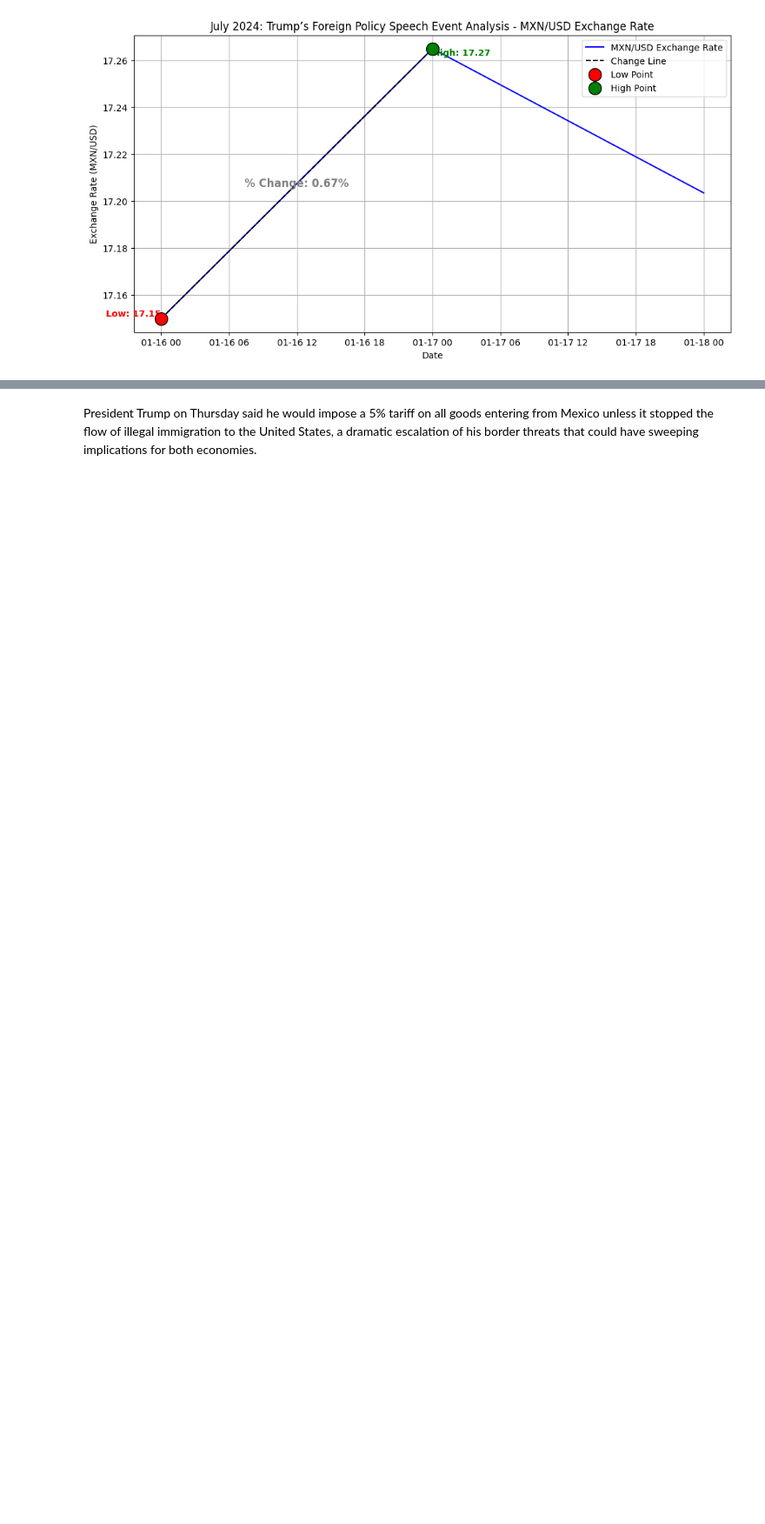
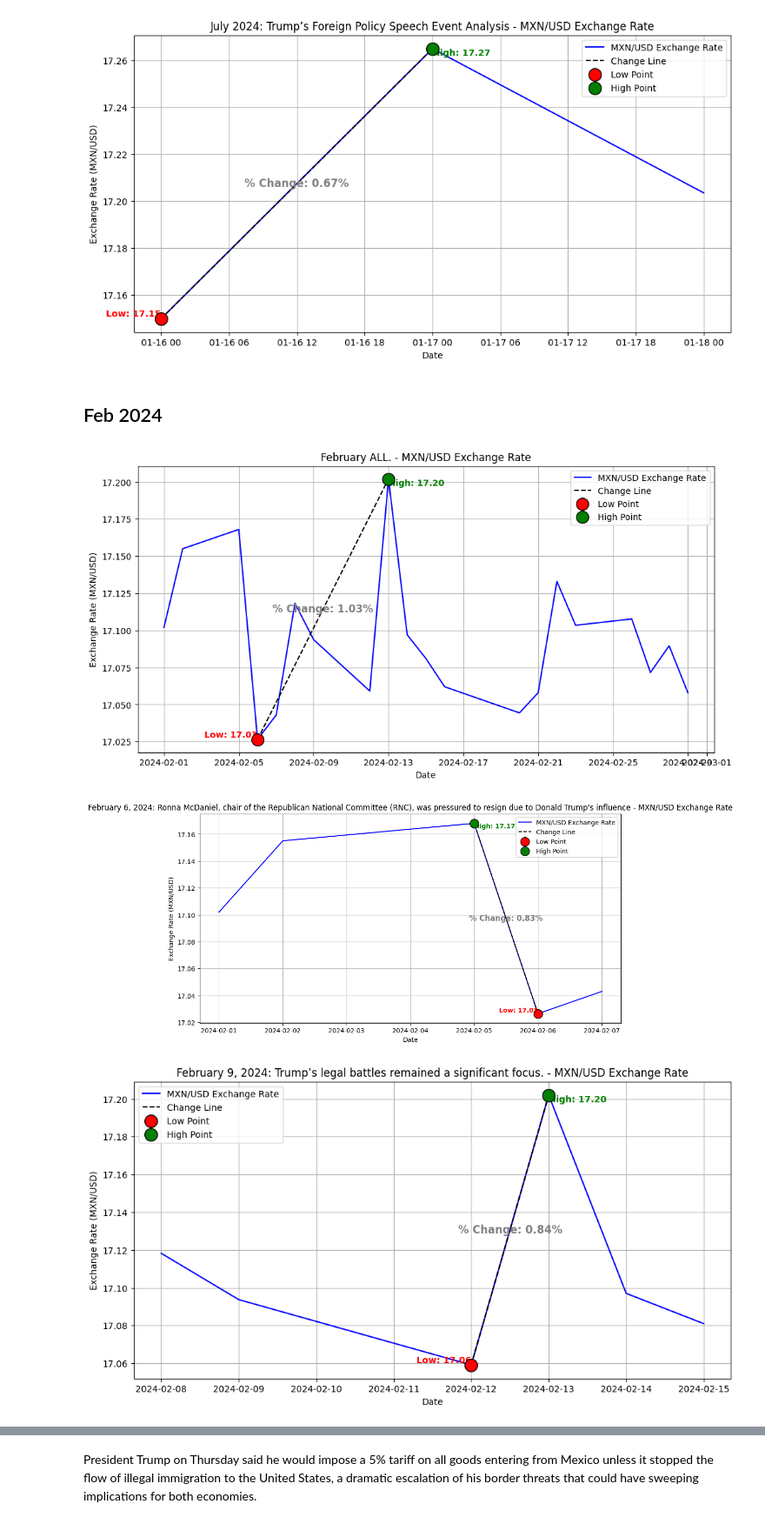
Before and after one commit to Nakiyah24/Trump-Analysis, a Jupyter notebook: Analysis.ipynb, the cells around one changed output, grey strips where cells are left out. Shown at 87% size. Saved outputs shown, nothing was run; the diff lists cells and outputs as text; code cells hidden in the pictures; blank space fills up the shorter version.

```diff
--- a/Analysis.ipynb
+++ b/Analysis.ipynb
@@ -267,3 +264,19 @@ for event_name, (start_date, end_date) in events.items():
     plot_event_data(event_name, start_date, end_date, dollar_to_pesos)
 # %% [output]
 [figure]
+# %% [markdown]
+## Feb 2024
+# %%
+events = {
+    "February ALL.": ('2024-02-01', '2024-02-29'),
+    "February 6, 2024: Ronna McDaniel, chair of the Republican National Committee (RNC), was pressured to resign due to Donald Trump's influence": ('2024-02-01', '2024-02-07'),
+    "February 9, 2024: Trump’s legal battles remained a significant focus.": ('2024-02-08', '2024-02-15'),
+    "February 28-29, 2024: As the month ended, Trump led in key Republican polls leading up to Super Tuesday in March.": ('2024-02-23', '2024-02-29'),
+    }
+
+for event_name, (start_date, end_date) in events.items():
+    plot_event_data(event_name, start_date, end_date, dollar_to_pesos)
+# %% [output]
+[figure, added]
+[figure, added]
+[figure, added]
```
Also changed, not shown: parts of 8 cells of this notebook.
